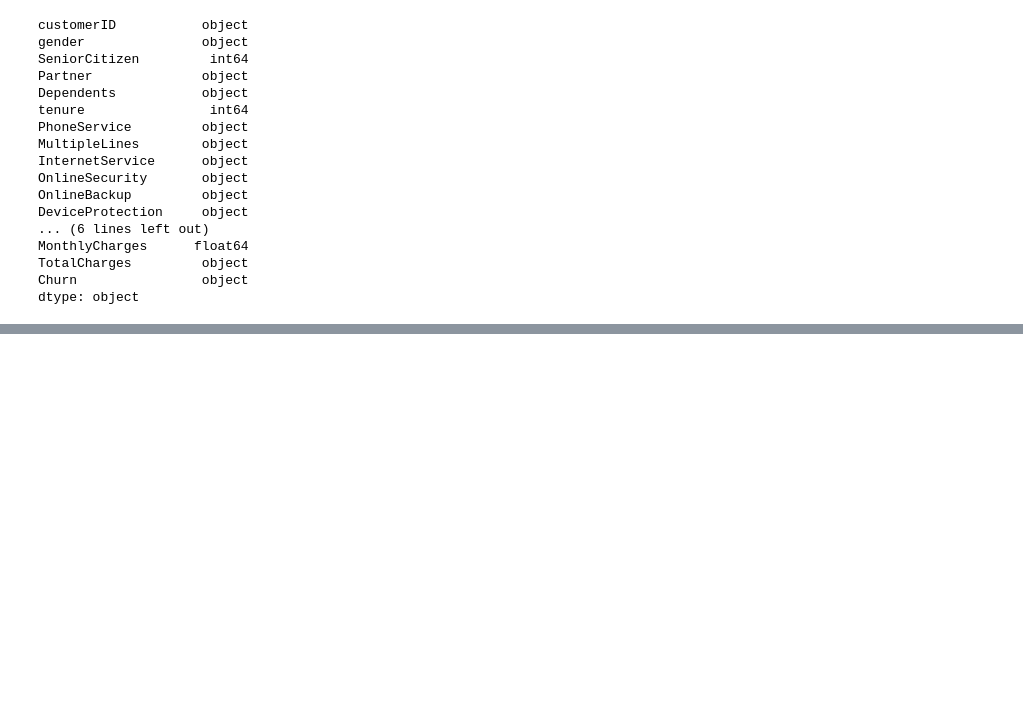
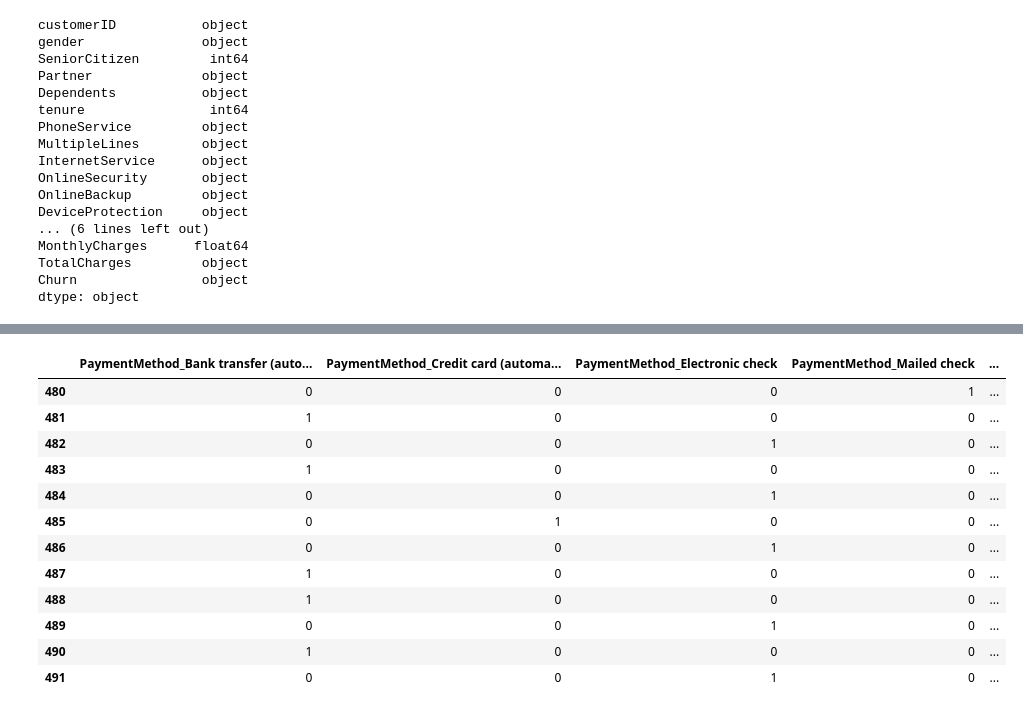
Before and after one commit to GrueneKatze/AI-for-Medicine-Coursera, a Jupyter notebook: Churn_rate_preds.ipynb, the cells around one changed output, grey strips where cells are left out. Cells and saved outputs as stored; diff of their text form; code cells hidden in the pictures; blank space fills up the shorter version.

```diff
--- a/Churn_rate_preds.ipynb
+++ b/Churn_rate_preds.ipynb
@@ -61,0 +134,4 @@ dtype: object
+# %%
+#Replacing Yes/ No with ones/ zeros
+data_w_dummies.loc[data_w_dummies['Churn'] == 'Yes', 'Churn'] = 1
+data_w_dummies.loc[data_w_dummies['Churn'] == 'No', 'Churn'] = 0
@@ -96,0 +252,6 @@ Churn
+# %%
+data_w_dummies.loc[data_w_dummies['TotalCharges'] == ' ', 'TotalCharges'] = 0
+# %%
+data_w_dummies.loc[data_w_dummies['Churn'] == 'Yes', 'Churn'] = 1
+# %%
+data_w_dummies.loc[data_w_dummies['Churn'] == 'No', 'Churn'] = 0
@@ -96,0 +285,16 @@ Churn
+# %%
+data_w_dummies[480:492]
+# %% [output]
+|  | PaymentMethod_Bank transfer (auto... | PaymentMethod_Credit card (automa... | PaymentMethod_Electronic check | PaymentMethod_Mailed check | ... |
+| 480 | 0 | 0 | 0 | 1 | ... |
+| 481 | 1 | 0 | 0 | 0 | ... |
+| 482 | 0 | 0 | 1 | 0 | ... |
+| 483 | 1 | 0 | 0 | 0 | ... |
+| 484 | 0 | 0 | 1 | 0 | ... |
+| 485 | 0 | 1 | 0 | 0 | ... |
+| 486 | 0 | 0 | 1 | 0 | ... |
+| 487 | 1 | 0 | 0 | 0 | ... |
+| 488 | 1 | 0 | 0 | 0 | ... |
+| 489 | 0 | 0 | 1 | 0 | ... |
+| 490 | 1 | 0 | 0 | 0 | ... |
+| 491 | 0 | 0 | 1 | 0 | ... |
```
Also changed, not shown: parts of 31 cells of this notebook.
